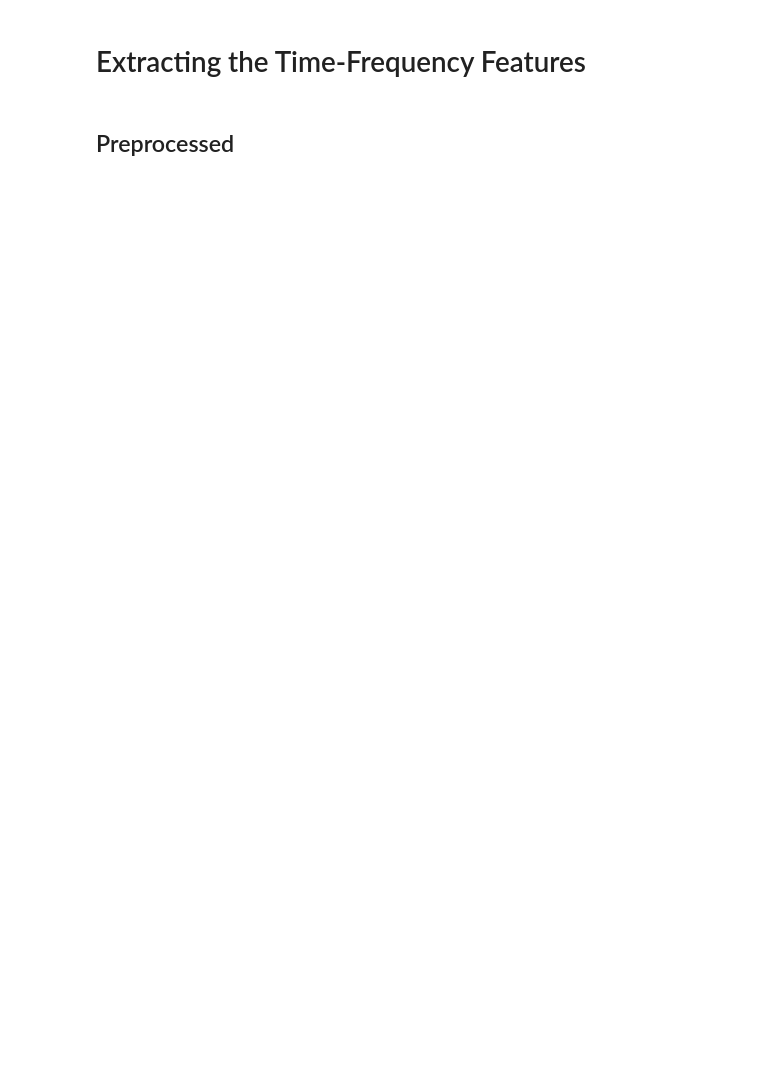
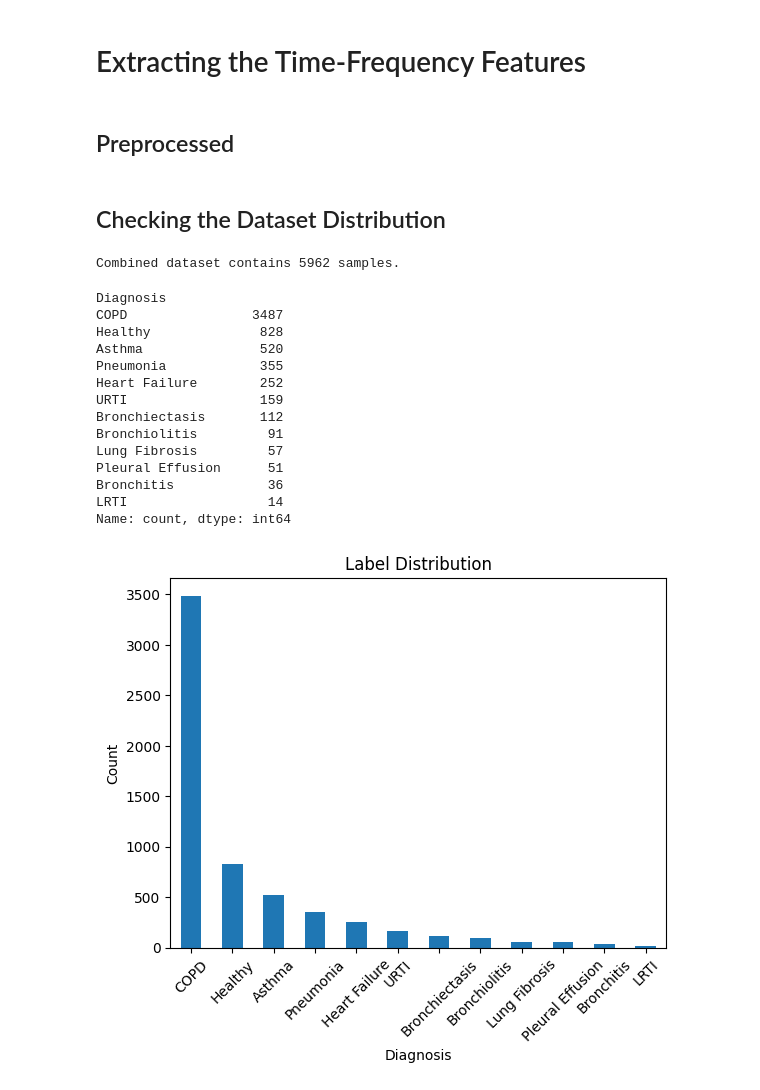
Before and after one commit to RafaelGAT108/IA901_Project, a Jupyter notebook: notebooks/5_preprocess_features.ipynb, the cells around one changed output. Cells and saved outputs as stored; diff of their text form; code cells hidden in the pictures; blank space fills up the shorter version.

```diff
--- a/notebooks/5_preprocess_features.ipynb
+++ b/notebooks/5_preprocess_features.ipynb
@@ -117,3 +117,42 @@ def preprocess_features(original_data_path: Path, preprocessed_data_path: Path,
     print(f"Data saved to {os.path.relpath(preprocessed_data_path, start=os.getcwd())}")
 # %%
 preprocess_features(INTERIM_DATA_FOLDER, PREPROCESSED_DATA_FOLDER, save_as="npz")
+# %% [markdown]
+## Checking the Dataset Distribution
+# %%
+def plot_label_distribution(df):
+    """
+    Plot the distribution of labels in the dataset.
+    Args:
+        df (pd.DataFrame): The DataFrame containing label information.
+    """
+    label_counts = df["Diagnosis"].value_counts()
+    display(label_counts)
+    label_counts.plot(kind="bar")
+    plt.title("Label Distribution")
+    plt.xlabel("Diagnosis")
+    plt.ylabel("Count")
+    plt.xticks(rotation=45)
+    plt.show()
+
+combined_dataset = CombinedFeaturesDataset(PREPROCESSED_DATA_FOLDER, "MagSTFT", split="all")
+print(f"Combined dataset contains {len(combined_dataset)} samples.")
+
+plot_label_distribution(combined_dataset.data)
+# %% [output]
+Combined dataset contains 5962 samples.
+Diagnosis
+COPD                3487
+Healthy              828
+Asthma               520
+Pneumonia            355
+Heart Failure        252
+URTI                 159
+Bronchiectasis       112
+Bronchiolitis         91
+Lung Fibrosis         57
+Pleural Effusion      51
+Bronchitis            36
+LRTI                  14
+Name: count, dtype: int64
+[figure, added]
```
Also changed, not shown: parts of 4 cells of this notebook, 4 other files.
